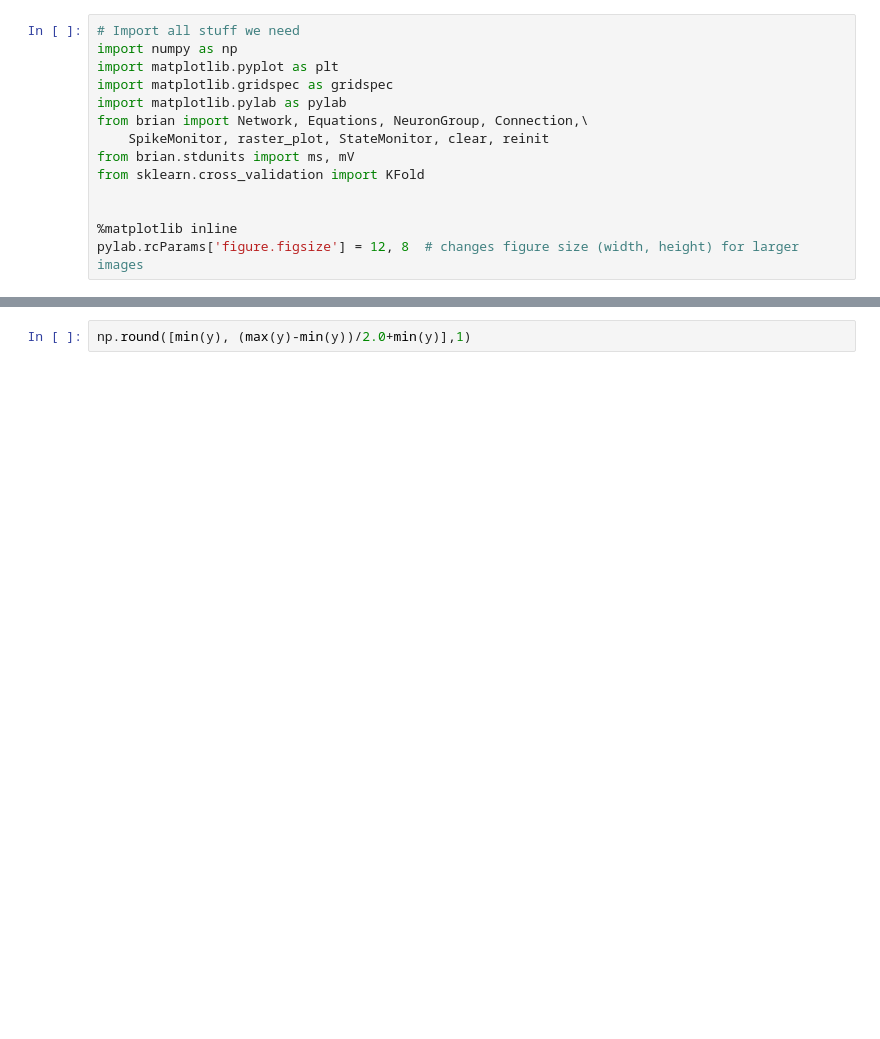
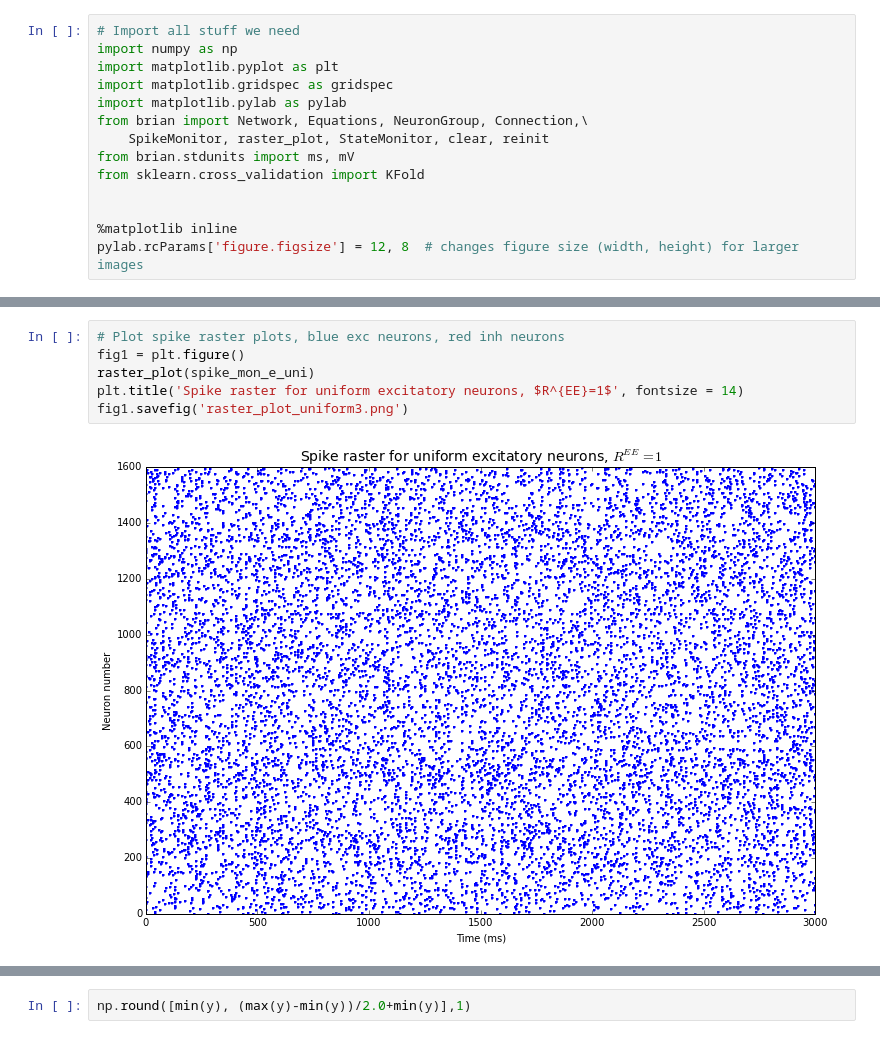
Before and after one commit to janfb/bccn_programming_project5, a Jupyter notebook: Project5_Clustered_Networks.ipynb, the cells around one changed output, grey strips where cells are left out. Cells and saved outputs as stored; diff of their text form; blank space fills up the shorter version.

```diff
--- a/Project5_Clustered_Networks.ipynb
+++ b/Project5_Clustered_Networks.ipynb
@@ -163 +157,9 @@ fig1.savefig('raster_clustered24.png')
+# %%
+# Plot spike raster plots, blue exc neurons, red inh neurons
+fig1 = plt.figure()
+raster_plot(spike_mon_e_uni)
+plt.title('Spike raster for uniform excitatory neurons, $R^{EE}=1$', fontsize = 14)
+fig1.savefig('raster_plot_uniform3.png')
+# %% [output]
+[figure, added]
 # %%
```
Also changed, not shown: parts of 9 cells of this notebook.
